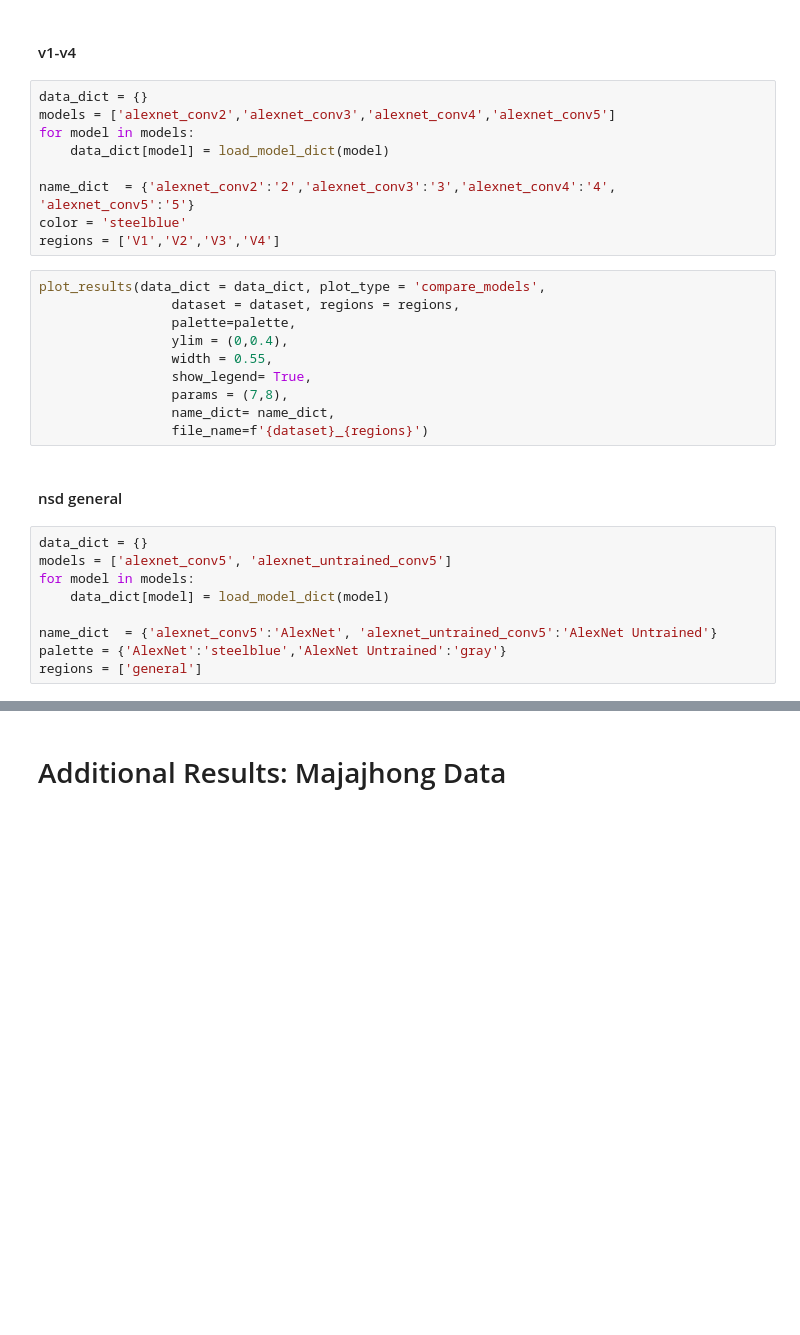
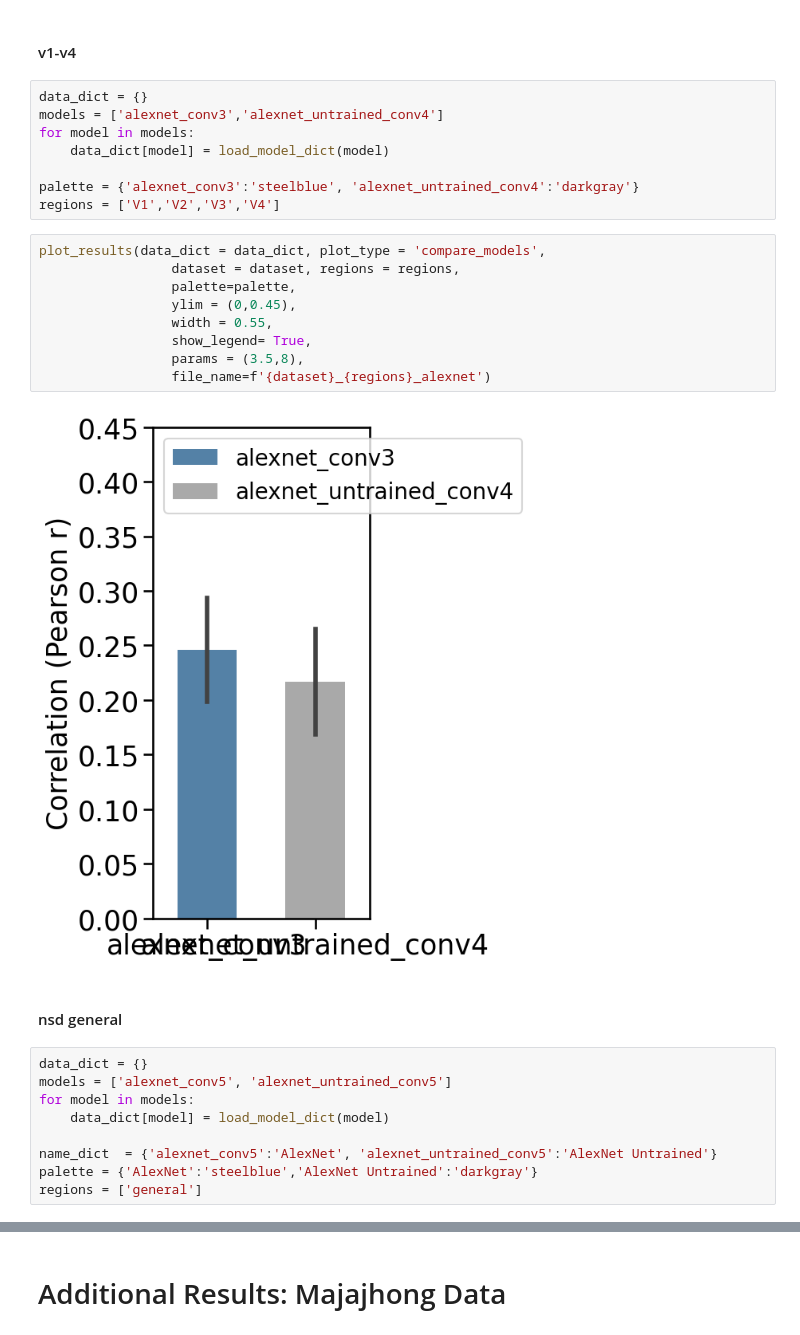
Before and after one commit to akazemian/untrained_models_of_visual_cortex, a Jupyter notebook: model_evaluation/results/predicting_brain_data/encoding_performance.ipynb, the cells around one changed output, grey strips where cells are left out. Drawn from its saved outputs; the diff is of its cells as text; blank space fills up the shorter version.

```diff
--- a/model_evaluation/results/predicting_brain_data/encoding_performance.ipynb
+++ b/model_evaluation/results/predicting_brain_data/encoding_performance.ipynb
@@ -62,23 +62,23 @@ mode = 'ridgecv'
 #### v1-v4
 # %%
 data_dict = {}
-models = ['alexnet_conv2','alexnet_conv3','alexnet_conv4','alexnet_conv5']
+models = ['alexnet_conv3','alexnet_untrained_conv4']
 for model in models:
     data_dict[model] = load_model_dict(model)
 
-name_dict  = {'alexnet_conv2':'2','alexnet_conv3':'3','alexnet_conv4':'4', 'alexnet_conv5':'5'}
-color = 'steelblue'
+palette = {'alexnet_conv3':'steelblue', 'alexnet_untrained_conv4':'darkgray'}
 regions = ['V1','V2','V3','V4']
 # %%
 plot_results(data_dict = data_dict, plot_type = 'compare_models',
                  dataset = dataset, regions = regions,
                  palette=palette,
-                 ylim = (0,0.4),
+                 ylim = (0,0.45),
                  width = 0.55,
                  show_legend= True,
-                 params = (7,8),
-                 name_dict= name_dict,
-                 file_name=f'{dataset}_{regions}')
+                 params = (3.5,8),
+                 file_name=f'{dataset}_{regions}_alexnet')
+# %% [output]
+[figure, added]
 # %% [markdown]
 #### nsd general
 # %%
@@ -88,7 +88,7 @@ for model in models:
     data_dict[model] = load_model_dict(model)
 
 name_dict  = {'alexnet_conv5':'AlexNet', 'alexnet_untrained_conv5':'AlexNet Untrained'}
-palette = {'AlexNet':'steelblue','AlexNet Untrained':'gray'}
+palette = {'AlexNet':'steelblue','AlexNet Untrained':'darkgray'}
 regions = ['general']
 # %%
 plot_results(data_dict = data_dict, plot_type = 'compare_models',
```
Also changed, not shown: parts of 4 cells of this notebook, 10 other files.
